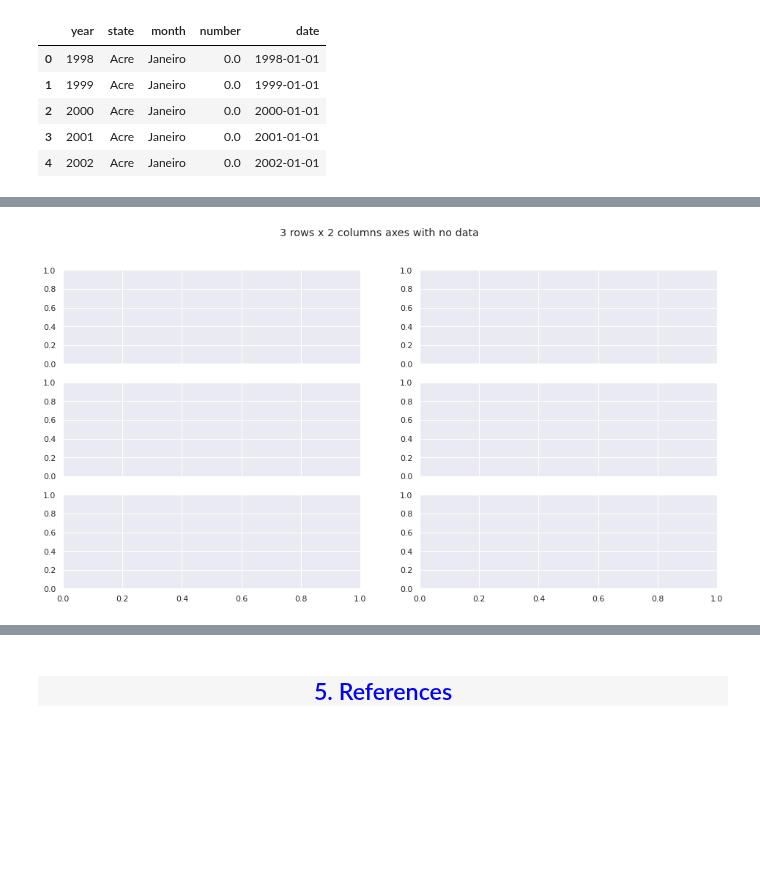
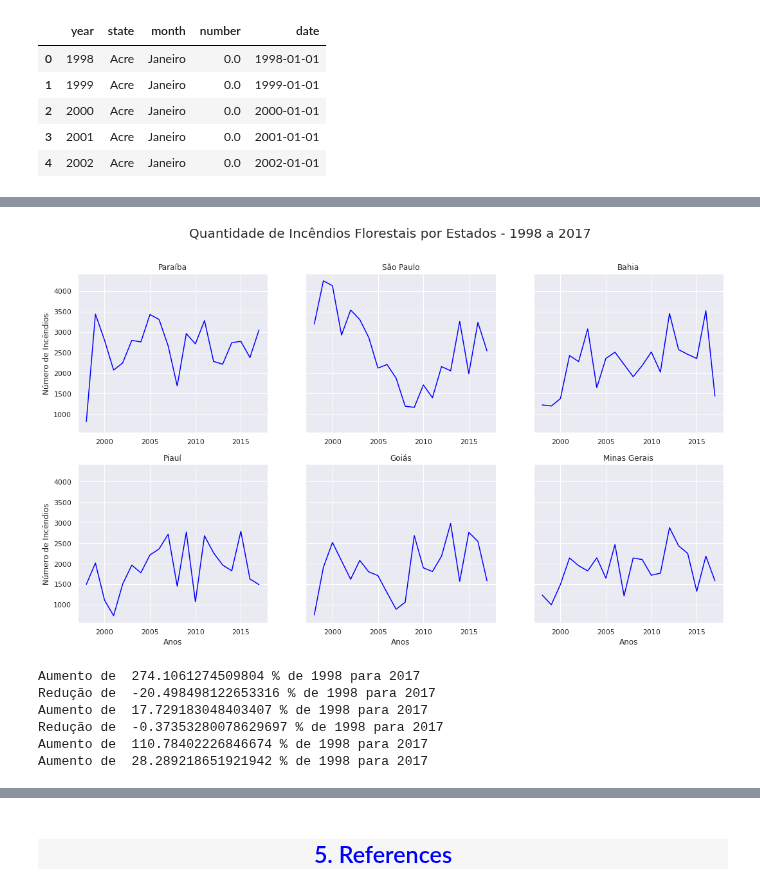
Before and after one commit to anibalfisico/Data-Science, a Jupyter notebook: inc-ndios-no-brasil.ipynb, the cells around one changed output, grey strips where cells are left out. Cells and saved outputs as stored; diff of their text form; code cells hidden in the pictures; blank space fills up the shorter version.

```diff
--- a/inc-ndios-no-brasil.ipynb
+++ b/inc-ndios-no-brasil.ipynb
@@ -279,4 +339,3 @@ df_new.head()
 # %%
-values = ['Paraiba','Sao Paulo','Bahia','Piaui','Goias']
+values = ['Paraíba','São Paulo','Bahia','Piauí','Goiás','Minas Gerais']
 filtered_df_new = df_new[df_new.state.isin(values)]
-filtered_df_new.head()
@@ -307,14 +361,0 @@ df_goias_graph.rename(columns     = {'sum':'number_year'}, inplace = True)
-# %%
-_ = sns.set_style('whitegrid')
-_ = sns.set(rc={'figure.figsize':(15,8)})
-_ = sns.lineplot(data=df_paraiba_graph, x="year", y="number_year")
-_ = sns.lineplot(data=df_sao_paulo_graph, x="year", y="number_year")
-_ = sns.lineplot(data=df_bahia_graph, x="year", y="number_year")
-_ = sns.lineplot(data=df_piaui_graph, x="year", y="number_year")
-_ = sns.lineplot(data=df_goias_graph, x="year", y="number_year")
-_ = plt.title('Quantidade de Incêndios Florestais por Estados - 1998 a 2017',size=20,pad=20)
-_ = plt.xlim(int(df_year.iloc[0].year),int(df_year.iloc[-1].year))
-_ = plt.xticks(range(int(df_year.iloc[0].year),int(df_year.iloc[-1].year)+1,1))
-_ = plt.xlabel('Anos')
-_ = plt.ylabel('Quantidade de Incêndios Florestais')
-_ = plt.legend(['Paraíba','São Paulo','Bahia','Piauí','Goiás'],fontsize=14)
@@ -323,5 +362,46 @@ _ = plt.legend(['Paraíba','São Paulo','Bahia','Piauí','Goiás'],fontsize=14)
-# %%
-fig, axes = plt.subplots(3, 2, sharex=True, figsize=(16,8))
-_ = fig.suptitle('3 rows x 2 columns axes with no data')
-# %% [output]
-[figure, removed]
+# %%
+fig, axes = plt.subplots(2, 3, figsize=(18, 10),sharex='row',sharey='all',label='Anos')
+_ = fig.suptitle('Quantidade de Incêndios Florestais por Estados - 1998 a 2017',fontsize=20)
+_ = sns.lineplot(ax=axes[0, 0],data=df_paraiba_graph, x="year", y="number_year",color='blue')
+_ = sns.lineplot(ax=axes[0, 1],data=df_sao_paulo_graph, x="year", y="number_year",color='blue')
+_ = sns.lineplot(ax=axes[0, 2],data=df_bahia_graph, x="year", y="number_year",color='blue')
+_ = sns.lineplot(ax=axes[1, 0],data=df_piaui_graph, x="year", y="number_year",color='blue')
+_ = sns.lineplot(ax=axes[1, 1],data=df_goias_graph, x="year", y="number_year",color='blue')
+_ = sns.lineplot(ax=axes[1, 2],data=df_minas_gerais_graph, x="year", y="number_year",color='blue')
+_ = axes[0, 0].set_xlabel('')
+_ = axes[0, 0].set_ylabel('Número de Incêndios')
+_ = axes[1, 0].set_xlabel('Anos')
+_ = axes[1, 0].set_ylabel('Número de Incêndios')
+_ = axes[0, 1].set_xlabel('')
+_ = axes[0, 2].set_xlabel('')
+_ = axes[1, 1].set_xlabel('Anos')
+_ = axes[1, 2].set_xlabel('Anos')
+_ = axes[0,0].set_title('Paraíba')
+_ = axes[0,1].set_title('São Paulo')
+_ = axes[0,2].set_title('Bahia')
+_ = axes[1,0].set_title('Piauí')
+_ = axes[1,1].set_title('Goiás')
+_ = axes[1,2].set_title('Minas Gerais')
+# %% [output]
+[figure, added]
+# %%
+# Cálculo dos Percentuais de Mudança Comparando os dados referentes a 1998 e 2017
+
+percent_paraiba      = 100*(-df_paraiba_graph.number_year[0] + df_paraiba_graph.number_year[len(df_paraiba_graph.number_year)-1])/(df_paraiba_graph.number_year[0])
+percent_sao_paulo    = 100*(-df_sao_paulo_graph.number_year[0] + df_sao_paulo_graph.number_year[len(df_sao_paulo_graph.number_year)-1])/(df_sao_paulo_graph.number_year[0])
+percent_bahia        = 100*(-df_bahia_graph.number_year[0] + df_bahia_graph.number_year[len(df_bahia_graph.number_year)-1])/(df_bahia_graph.number_year[0])
+percent_piaui        = 100*(-df_piaui_graph.number_year[0] + df_piaui_graph.number_year[len(df_piaui_graph.number_year)-1])/(df_piaui_graph.number_year[0])
+percent_goias        = 100*(-df_goias_graph.number_year[0] + df_goias_graph.number_year[len(df_goias_graph.number_year)-1])/(df_goias_graph.number_year[0])
+percent_minas_gerais = 100*(-df_minas_gerais_graph.number_year[0] + df_minas_gerais_graph.number_year[len(df_minas_gerais_graph.number_year)-1])/(df_minas_gerais_graph.number_year[0])
+
+lista_percentuais_1998_2017 = [percent_paraiba,percent_sao_paulo,percent_bahia,percent_piaui,
+                               percent_goias,percent_minas_gerais]
+_ = [print('Aumento de ',x,'% de 1998 para 2017') if x > 0 else
+ print('Redução de ',x,'% de 1998 para 2017') for x in lista_percentuais_1998_2017]
+# %% [output]
+Aumento de  274.1061274509804 % de 1998 para 2017
+Redução de  -20.498498122653316 % de 1998 para 2017
+Aumento de  17.729183048403407 % de 1998 para 2017
+Redução de  -0.37353280078629697 % de 1998 para 2017
+Aumento de  110.78402226846674 % de 1998 para 2017
+Aumento de  28.289218651921942 % de 1998 para 2017
```
Also changed, not shown: parts of 16 cells of this notebook.
